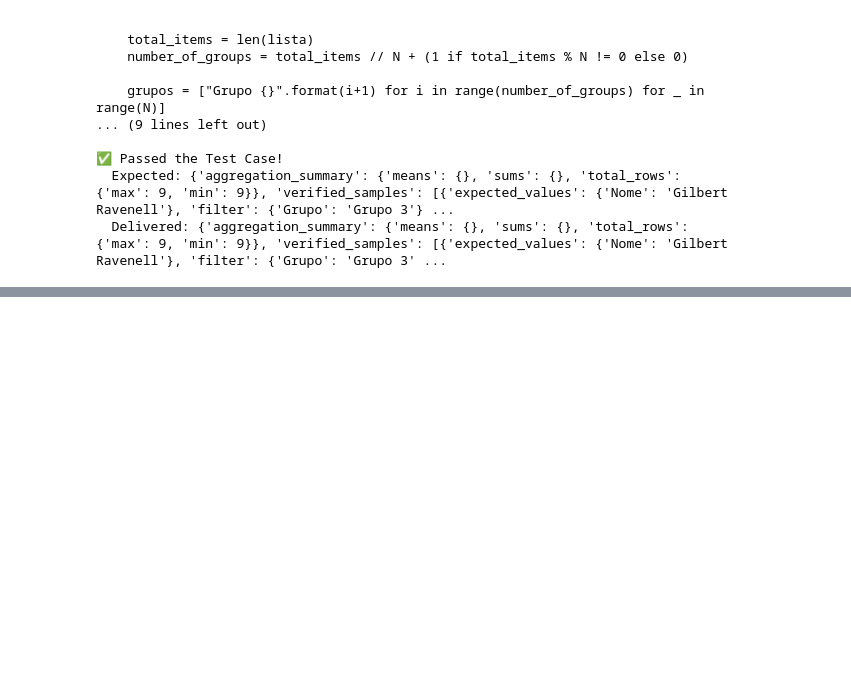
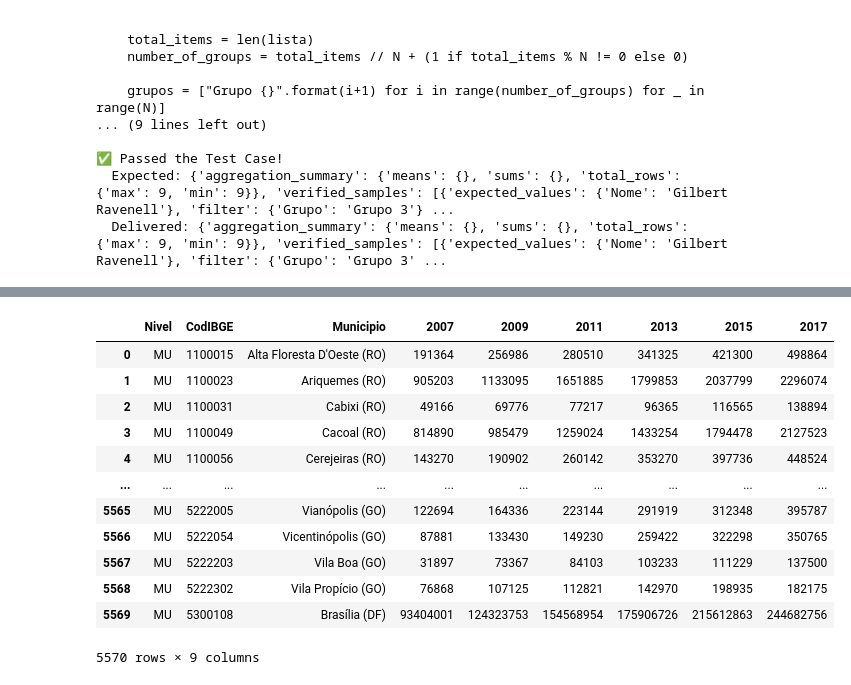
Before and after one commit to tadeugomes/mba_enap_python, a Jupyter notebook: Exercicios/Aula6_Exercicio.ipynb, the cells around one changed output, grey strips where cells are left out. Cells and saved outputs as stored; diff of their text form; code cells hidden in the pictures; blank space fills up the shorter version.

```diff
--- a/Exercicios/Aula6_Exercicio.ipynb
+++ b/Exercicios/Aula6_Exercicio.ipynb
@@ -206,0 +322,37 @@ validate(unpivot_gini, entradas, lambda x: x, saidas, "6.4", False)
+# %%
+# prompt: crie uma função em python para ler um arquivo Excel cujo caminho é passado como argumento, ignorando as 3 primeiras linhas e a última, forçando a coluna Unnamed: 1 como string. Em seguida, renomeia as colunas: Unnamed: 0 para nivel, Unnamed: 1 para cod_ibge7 e Unnamed: 2 para municipio. Crie um codigo para chamar a função considerando que o caminho do arquivo excel é 'https://github.com/alexlopespereira/enapespcd2021/raw/main/data/originais/pib/pib_municipios.xlsx'
+
+import pandas as pd
+
+def ler_excel_e_renomear_colunas(caminho_arquivo):
+  """
+  Lê um arquivo Excel, ignorando as 3 primeiras e a última linha,
+  forçando a coluna 'Unnamed: 1' como string, e renomeando as colunas.
+
+  Args:
+    caminho_arquivo: O caminho para o arquivo Excel.
+
+  Returns:
+    Um DataFrame pandas com as colunas renomeadas e as linhas ignoradas.
+    Retorna None se ocorrer um erro durante a leitura do arquivo.
+  """
+  try:
+    df = pd.read_excel(caminho_arquivo,
+                       skiprows=0,
+                       skipfooter=1,
+                       dtype={'Unnamed: 1': str})
+
+    df = df.rename(columns={'Unnamed: 0': 'nivel',
+                            'Unnamed: 1': 'cod_ibge7',
+                            'Unnamed: 2': 'municipio'})
+    return df
+  except Exception as e:
+    print(f"Erro ao ler o arquivo: {e}")
+    return None
+
+# Exemplo de uso:
+caminho_arquivo = 'https://github.com/alexlopespereira/mba_enap/raw/main/data/originais/pib/pib_municipios.xlsx'
+df_pib = ler_excel_e_renomear_colunas(caminho_arquivo)
+
+df_pib.head()
+# print(df_pib.info())
@@ -206,0 +366,16 @@ validate(unpivot_gini, entradas, lambda x: x, saidas, "6.4", False)
+# %%
+df_pib
+# %% [output]
+|  | Nivel | CodIBGE | Municipio | 2007 | 2009 | 2011 | 2013 | 2015 | 2017 |
+| 0 | MU | 1100015 | Alta Floresta D'Oeste (RO) | 191364 | 256986 | 280510 | 341325 | 421300 | 498864 |
+| 1 | MU | 1100023 | Ariquemes (RO) | 905203 | 1133095 | 1651885 | 1799853 | 2037799 | 2296074 |
+| 2 | MU | 1100031 | Cabixi (RO) | 49166 | 69776 | 77217 | 96365 | 116565 | 138894 |
+| 3 | MU | 1100049 | Cacoal (RO) | 814890 | 985479 | 1259024 | 1433254 | 1794478 | 2127523 |
+| 4 | MU | 1100056 | Cerejeiras (RO) | 143270 | 190902 | 260142 | 353270 | 397736 | 448524 |
+| ... | ... | ... | ... | ... | ... | ... | ... | ... | ... |
+| 5565 | MU | 5222005 | Vianópolis (GO) | 122694 | 164336 | 223144 | 291919 | 312348 | 395787 |
+| 5566 | MU | 5222054 | Vicentinópolis (GO) | 87881 | 133430 | 149230 | 259422 | 322298 | 350765 |
+| 5567 | MU | 5222203 | Vila Boa (GO) | 31897 | 73367 | 84103 | 103233 | 111229 | 137500 |
+| 5568 | MU | 5222302 | Vila Propício (GO) | 76868 | 107125 | 112821 | 142970 | 198935 | 182175 |
+| 5569 | MU | 5300108 | Brasília (DF) | 93404001 | 124323753 | 154568954 | 175906726 | 215612863 | 244682756 |
+5570 rows × 9 columns
```
Also changed, not shown: parts of 18 cells of this notebook.
